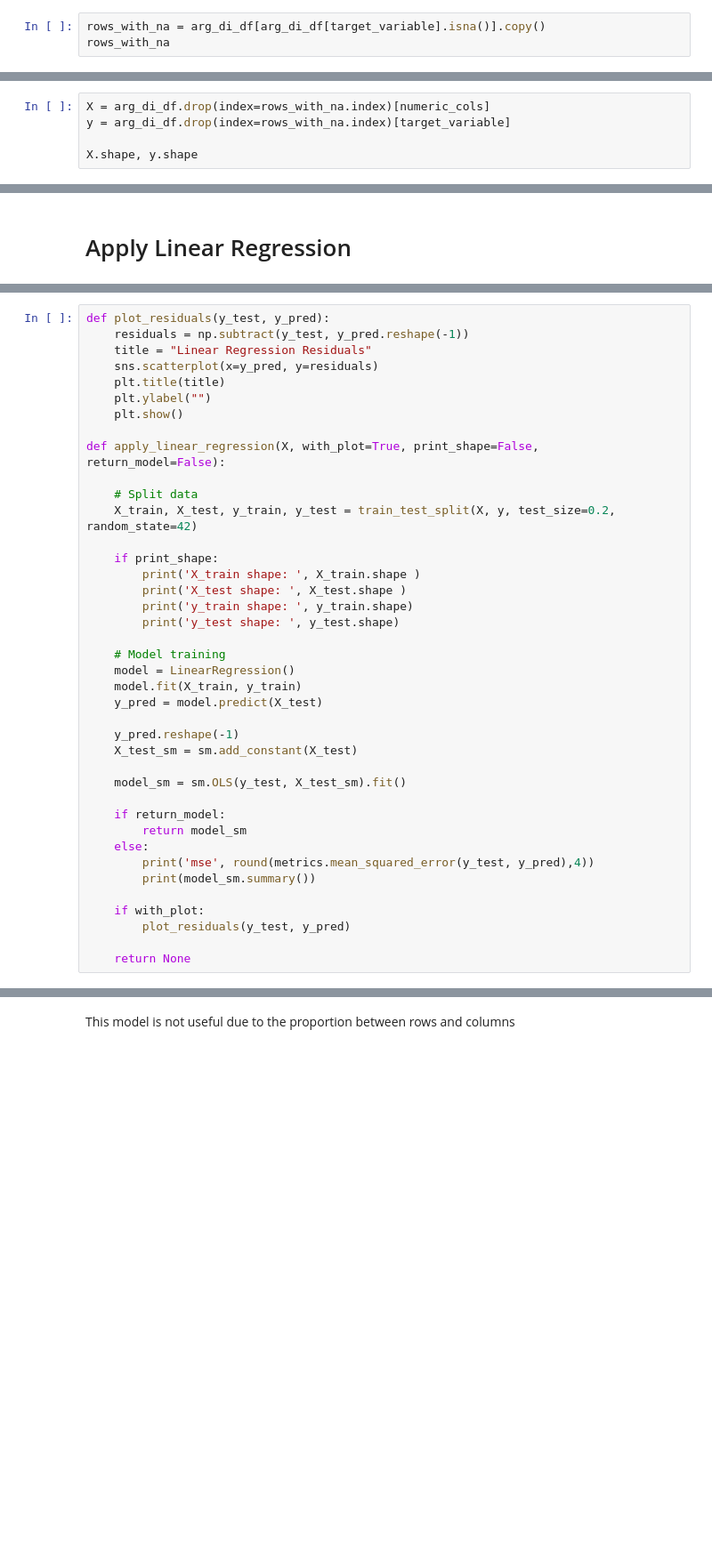
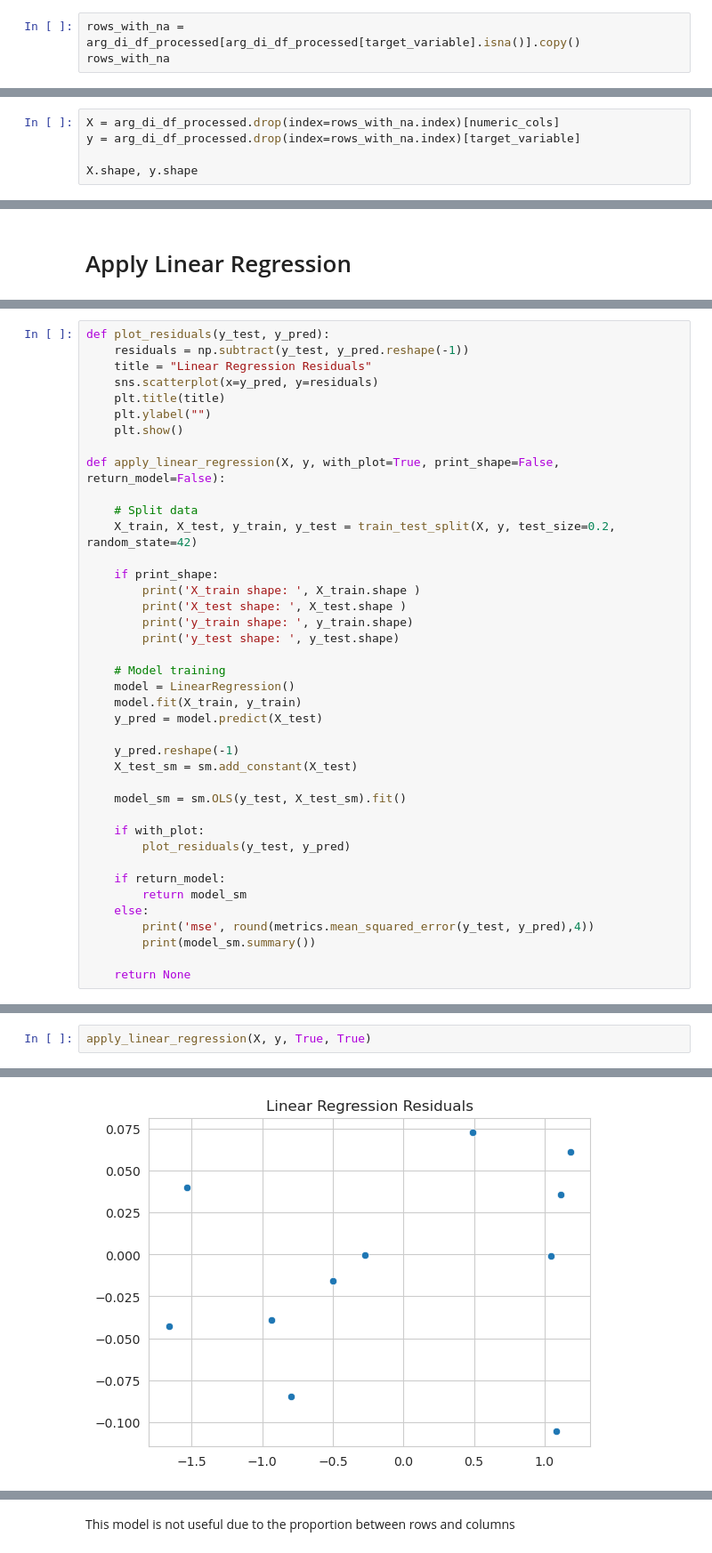
Before and after one commit to alejo-cuello/research-on-argentina, a Jupyter notebook: notebooks/0.5.a-alejo-model_linear_regression.ipynb, the cells around one changed output, grey strips where cells are left out. Shown: that part at 89% size. Drawn from its saved outputs; the diff is of its cells as text; blank space fills up the shorter version.

```diff
--- a/notebooks/0.5.a-alejo-model_linear_regression.ipynb
+++ b/notebooks/0.5.a-alejo-model_linear_regression.ipynb
@@ -142,7 +138,7 @@ if 'year' in numeric_cols:
 # %% [markdown]
 ## Split rows with missing values in the target variable
 # %%
-rows_with_na = arg_di_df[arg_di_df[target_variable].isna()].copy()
+rows_with_na = arg_di_df_processed[arg_di_df_processed[target_variable].isna()].copy()
 rows_with_na
 # %% [output]
 |  | ny_gdp_mktp_kd_zg_cat | sp_dyn_le00_in_cat | ny_gdp_pcap_kd_cat | se_sec_enrr_cat | ny_gdp_mktp_kd_grw_cat | ... |
@@ -151,6 +146,6 @@ rows_with_na
 # %%
-X = arg_di_df.drop(index=rows_with_na.index)[numeric_cols]
-y = arg_di_df.drop(index=rows_with_na.index)[target_variable]
+X = arg_di_df_processed.drop(index=rows_with_na.index)[numeric_cols]
+y = arg_di_df_processed.drop(index=rows_with_na.index)[target_variable]
 
 X.shape, y.shape
 # %% [output]
@@ -168,7 +161,7 @@ def plot_residuals(y_test, y_pred):
     plt.ylabel("")
     plt.show()
 
-def apply_linear_regression(X, with_plot=True, print_shape=False, return_model=False):
+def apply_linear_regression(X, y, with_plot=True, print_shape=False, return_model=False):
 
     # Split data
     X_train, X_test, y_train, y_test = train_test_split(X, y, test_size=0.2, random_state=42)
@@ -189,13 +182,13 @@ def apply_linear_regression(X, with_plot=True, print_shape=False, return_model=F
 
     model_sm = sm.OLS(y_test, X_test_sm).fit()
 
+    if with_plot:
+        plot_residuals(y_test, y_pred)
+
     if return_model:
         return model_sm
     else:
         print('mse', round(metrics.mean_squared_error(y_test, y_pred),4))
         print(model_sm.summary())
 
-    if with_plot:
-        plot_residuals(y_test, y_pred)
-
     return None
@@ -224,0 +195,3 @@ Notes:
+# %%
+apply_linear_regression(X, y, True, True)
+# %% [output]
@@ -224,0 +202 @@ Notes:
+[figure, added]
```
Also changed, not shown: parts of 29 cells of this notebook, 1 other file.
